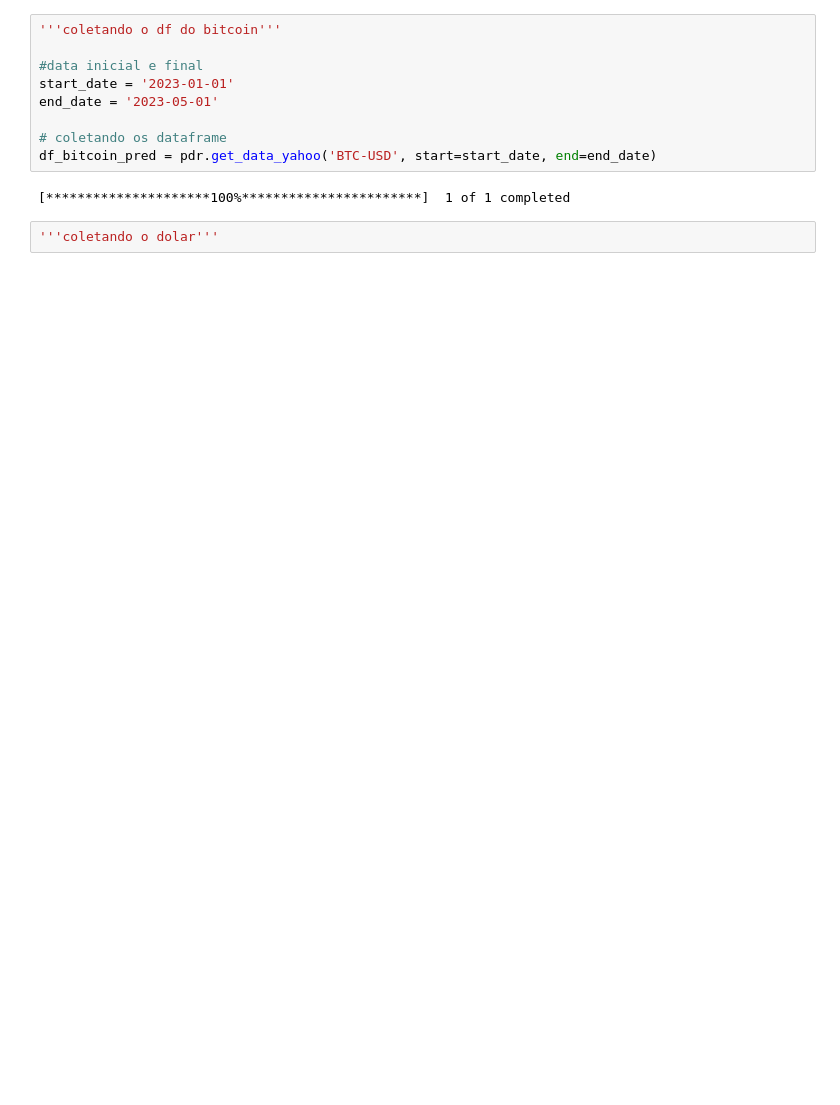
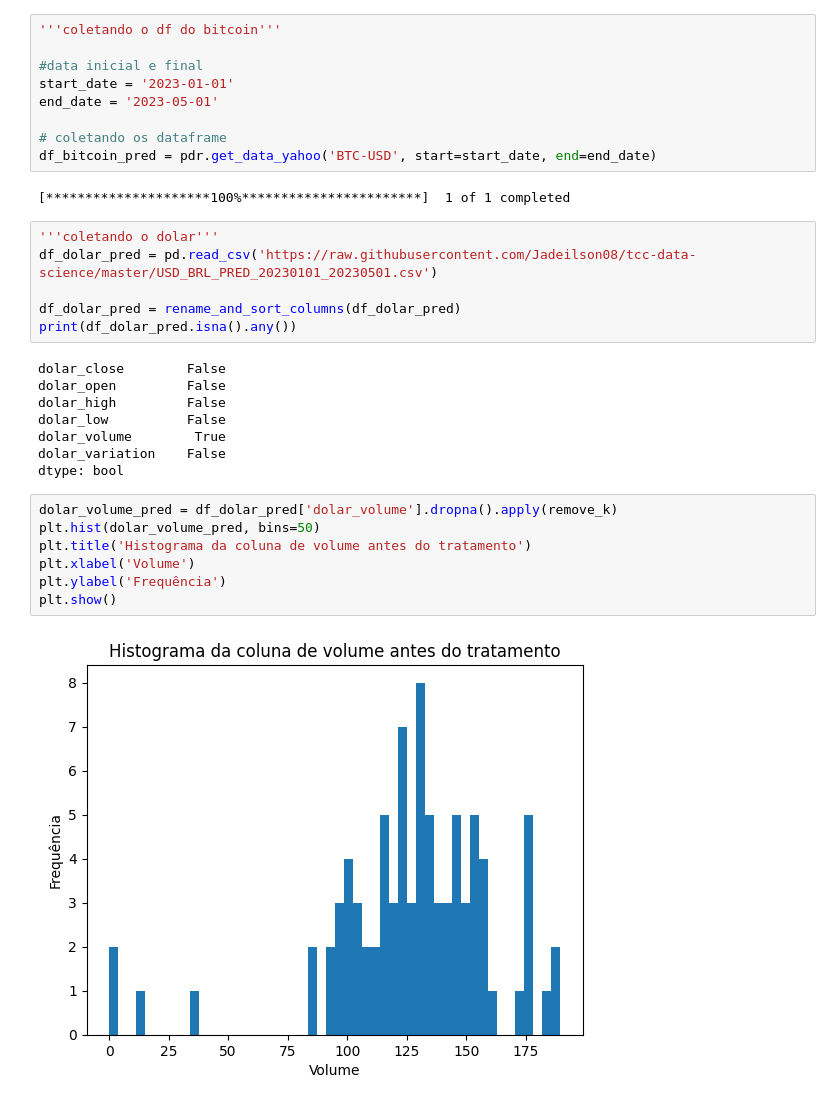
Before and after one commit to Jadeilson08/tcc-data-science, a Jupyter notebook: tcc.ipynb, the cells around one changed output. Drawn from its saved outputs; the diff is of its cells as text; blank space fills up the shorter version.

```diff
--- a/tcc.ipynb
+++ b/tcc.ipynb
@@ -531,5 +533,26 @@ end_date = '2023-05-01'
 df_bitcoin_pred = pdr.get_data_yahoo('BTC-USD', start=start_date, end=end_date)
 # %% [output]
 [*********************100%***********************]  1 of 1 completed
-# %%
-'''coletando o dolar'''
+# %%
+'''coletando o dolar'''
+df_dolar_pred = pd.read_csv('https://raw.githubusercontent.com/Jadeilson08/tcc-data-science/master/USD_BRL_PRED_20230101_20230501.csv')
+
+df_dolar_pred = rename_and_sort_columns(df_dolar_pred)
+print(df_dolar_pred.isna().any())
+# %% [output]
+dolar_close        False
+dolar_open         False
+dolar_high         False
+dolar_low          False
+dolar_volume        True
+dolar_variation    False
+dtype: bool
+# %%
+dolar_volume_pred = df_dolar_pred['dolar_volume'].dropna().apply(remove_k)
+plt.hist(dolar_volume_pred, bins=50)
+plt.title('Histograma da coluna de volume antes do tratamento')
+plt.xlabel('Volume')
+plt.ylabel('Frequência')
+plt.show()
+# %% [output]
+[figure, added]
```
Also changed, not shown: parts of 11 cells of this notebook.
